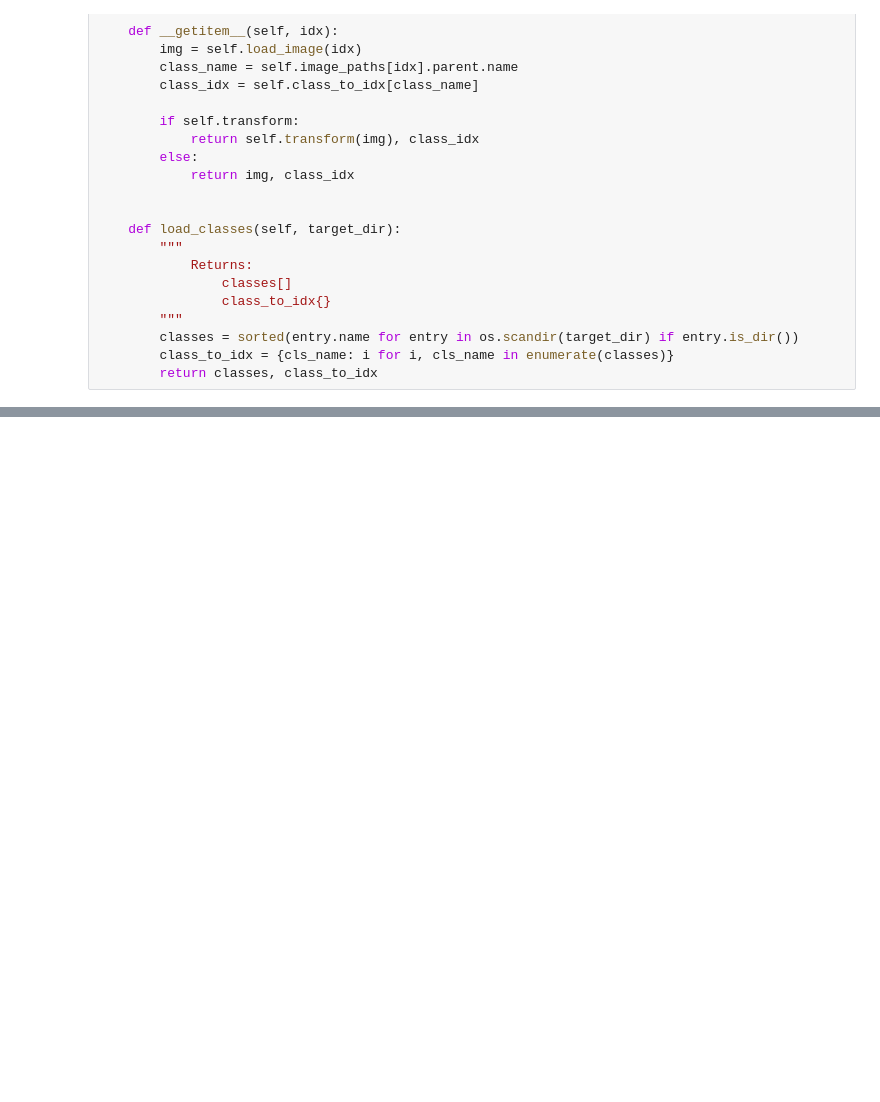
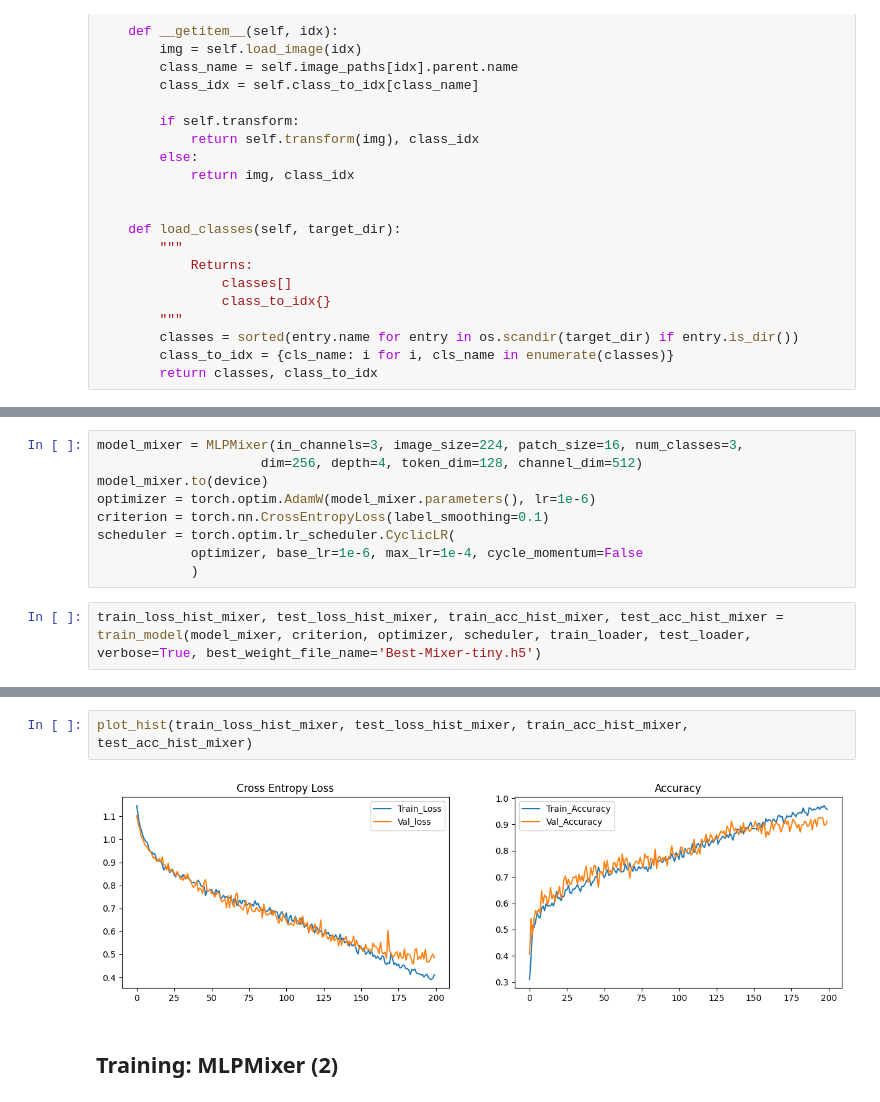
Before and after one commit to kristianespina/banana-leaf-disease-classifier, a Jupyter notebook: 1-train-mixer.ipynb, the cells around one changed output, grey strips where cells are left out. Drawn from its saved outputs; the diff is of its cells as text; blank space fills up the shorter version.

```diff
--- a/1-train-mixer.ipynb
+++ b/1-train-mixer.ipynb
@@ -276,0 +395,11 @@ trainer.callback_metrics
+# %%
+model_mixer = MLPMixer(in_channels=3, image_size=224, patch_size=16, num_classes=3,
+                     dim=256, depth=4, token_dim=128, channel_dim=512)
+model_mixer.to(device)
+optimizer = torch.optim.AdamW(model_mixer.parameters(), lr=1e-6)
+criterion = torch.nn.CrossEntropyLoss(label_smoothing=0.1)
+scheduler = torch.optim.lr_scheduler.CyclicLR(
+            optimizer, base_lr=1e-6, max_lr=1e-4, cycle_momentum=False
+            )
+# %%
+train_loss_hist_mixer, test_loss_hist_mixer, train_acc_hist_mixer, test_acc_hist_mixer = train_model(model_mixer, criterion, optimizer, scheduler, train_loader, test_loader, verbose=True, best_weight_file_name='Best-Mixer-tiny.h5')
@@ -276,0 +424,6 @@ trainer.callback_metrics
+# %%
+plot_hist(train_loss_hist_mixer, test_loss_hist_mixer, train_acc_hist_mixer, test_acc_hist_mixer)
+# %% [output]
+[figure, added]
+# %% [markdown]
+## Training: MLPMixer (2)
```
Also changed, not shown: parts of 59 cells of this notebook.
